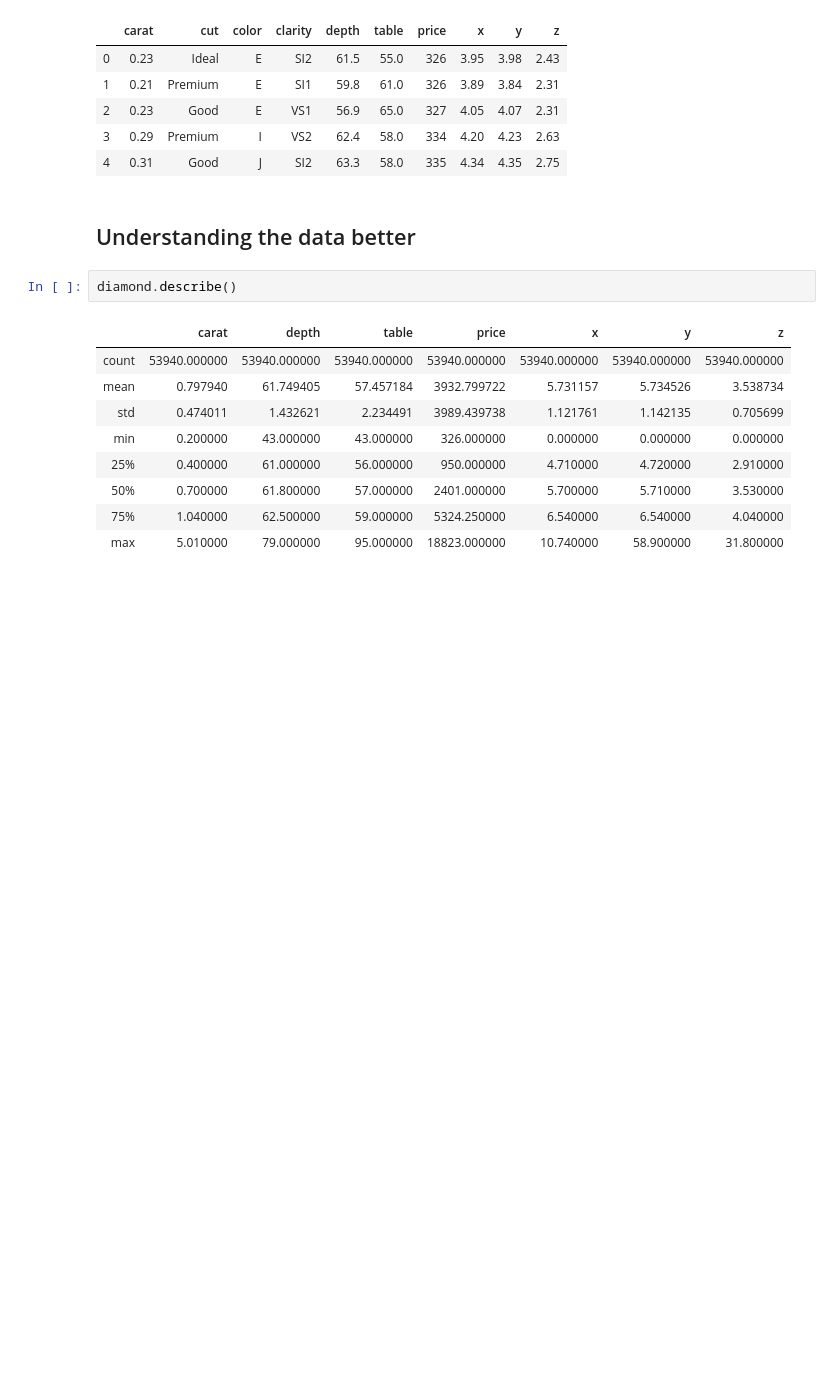
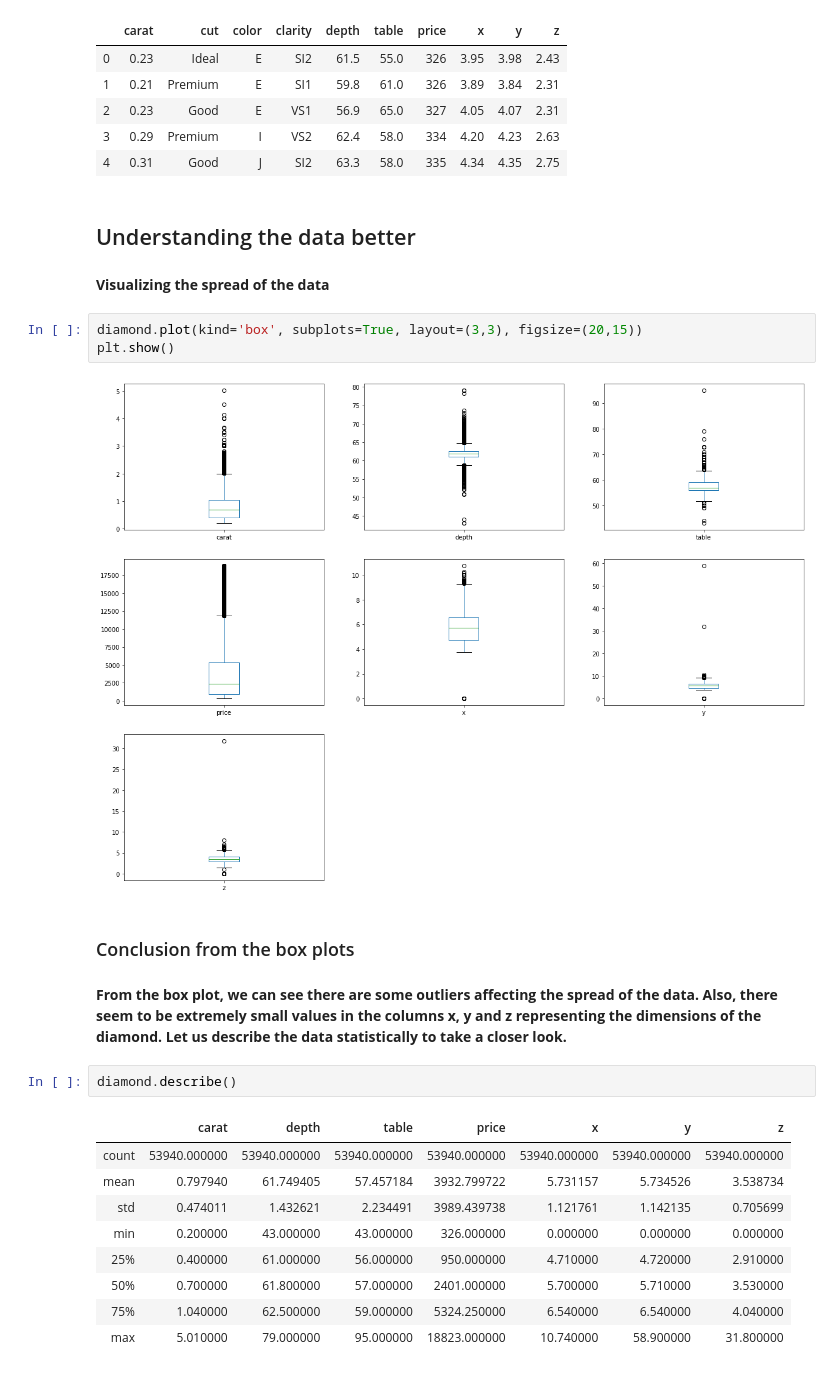
Before and after one commit to smmundada95/Diamond-Data-Analysis, a Jupyter notebook: Diamond Price Prediction.ipynb, the cells around one changed output. Cells and saved outputs as stored; diff of their text form; blank space fills up the shorter version.

Commit message:
Added box plot visualizations and removed 0 values of x, y and z dimensions

```diff
--- a/Diamond Price Prediction.ipynb
+++ b/Diamond Price Prediction.ipynb
@@ -38,6 +39,17 @@ diamond.head()
 | 4 | 0.31 | Good | J | SI2 | 63.3 | 58.0 | 335 | 4.34 | 4.35 | 2.75 |
 # %% [markdown]
 <h2>Understanding the data better </h2>
+# %% [markdown]
+<b>Visualizing the spread of the data</b>
+# %%
+diamond.plot(kind='box', subplots=True, layout=(3,3), figsize=(20,15))
+plt.show()
+# %% [output]
+[figure, added]
+# %% [markdown]
+<h3>Conclusion from the box plots</h3>
+# %% [markdown]
+<b>From the box plot, we can see there are some outliers affecting the spread of the data. Also, there seem to be extremely small values in the columns x, y and z representing the dimensions of the diamond. Let us describe the data statistically to take a closer look.</b>
 # %%
 diamond.describe()
 # %% [output]
```
Also changed, not shown: parts of 38 cells of this notebook, 1 other file.
